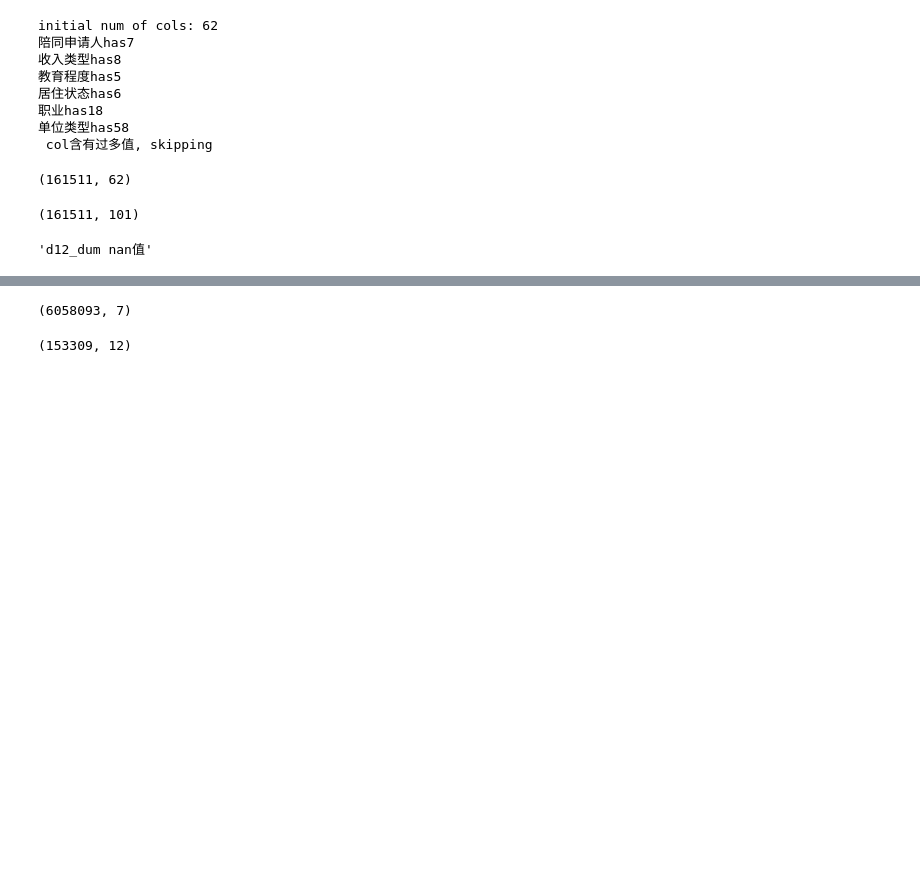
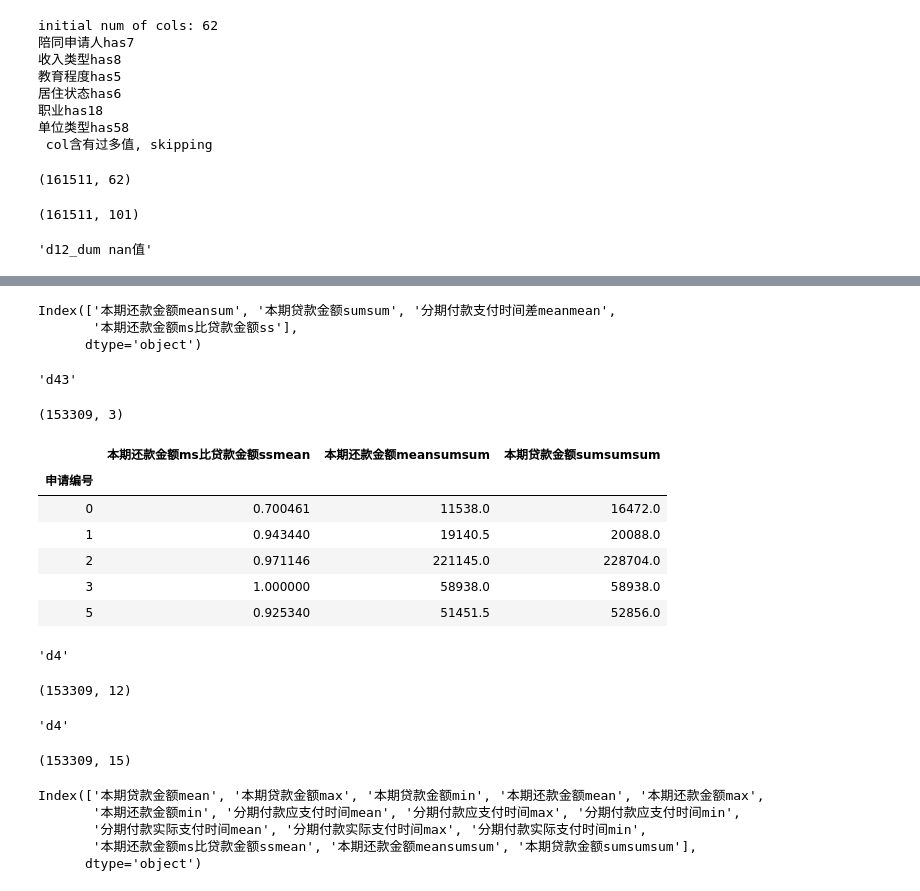
Before and after one commit to boyang-li/the-mission-cup, a Jupyter notebook: 1_feature_engineering.ipynb, the cells around one changed output, grey strips where cells are left out. Cells and saved outputs as stored; diff of their text form; code cells hidden in the pictures; blank space fills up the shorter version.

```diff
--- a/1_feature_engineering.ipynb
+++ b/1_feature_engineering.ipynb
@@ -421,8 +422,10 @@ initial num of cols: 31
 # %%
-### d3_dum 处理col含有过多值
+### d3 处理col含有过多值
 
-if ('销售区域' in d3_dum.columns):
-    d3_dum.drop(columns='销售区域',inplace=True)
+if ('销售区域' in d3.columns):
+    d3.drop(columns='销售区域',inplace=True)
+    d3a.drop(columns='销售区域',inplace=True)
+    d3d.drop(columns='销售区域',inplace=True)
 # %%
 ### d3 group by ###
 
@@ -541,46 +740,78 @@ d4 = fill_mean(d4,nan_to_mean)
+# %%
+### d4 自定义特征
+
+d42.eval('本期还款金额ms比贷款金额ss = 本期还款金额meansum / 本期贷款金额sumsum', inplace=True)
+d42.columns
+# %% [output]
+Index(['本期还款金额meansum', '本期贷款金额sumsum', '分期付款支付时间差meanmean',
+       '本期还款金额ms比贷款金额ss'],
+      dtype='object')
 # %%
-### d3 group by ###
+### d4 group by phase 2 ###
 
-if ('分期付款日期' in d4.columns):
-    d4.drop(columns='分期付款日期',inplace=True)
+d43 = d42.groupby('申请编号').agg({
+    '本期还款金额ms比贷款金额ss':['mean'],
+    '本期还款金额meansum':['sum'],
+    '本期贷款金额sumsum':['sum']
+})
+d43.columns = pd.Series(d43.columns.tolist()).apply(pd.Series).sum(axis=1)
+'''d43'''
+d43.shape
+d43.head()
 
-d4.shape
-
-agg_dict = {}
+# d4 regular groupby
+d4_agg_dict = {}
 d4_cols = {}
 # 金额型
 d4_cols['curr'] = [
     '本期贷款金额',
     '本期还款金额']
 
 
 # 时长型
 d4_cols['time_span'] = [
     '分期付款应支付时间',
     '分期付款实际支付时间']
 
 # 计数型
 d4_cols['cnt'] = [
     '有支付行为的分期付款']
 
 # 数值型 - 金额
 curr_agg = ['mean', 'max', 'min']
 for col in d4_cols['curr']:
-    agg_dict[col] = curr_agg
+    d4_agg_dict[col] = curr_agg
 
 # 数值型 - 时长
 time_span_agg = ['mean', 'max', 'min']
 for col in d4_cols['time_span']:
-    agg_dict[col] = time_span_agg
+    d4_agg_dict[col] = time_span_agg
 
+d4 = d4.groupby('申请编号').agg(d4_agg_dict)
+d4.columns = pd.Series(d4.columns.tolist()).apply(pd.Series).sum(axis=1)
+'''d4'''
+d4.shape
 
-# print(agg_dict)
-
-d4 = d4.groupby('申请编号').agg(agg_dict)
-
-d4.columns = pd.Series(d4.columns.tolist()).apply(pd.Series).sum(axis=1)
-
+d4 = pd.merge(d4, d43, how='inner', on='申请编号')
+'''d4'''
 d4.shape
+d4.columns
 # %% [output]
-(6058093, 7)
+'d43'
-(153309, 12)
+(153309, 3)
+|  | 本期还款金额ms比贷款金额ssmean | 本期还款金额meansumsum | 本期贷款金额sumsumsum |
+| 申请编号 |  |  |  |
+| 0 | 0.700461 | 11538.0 | 16472.0 |
+| 1 | 0.943440 | 19140.5 | 20088.0 |
+| 2 | 0.971146 | 221145.0 | 228704.0 |
+| 3 | 1.000000 | 58938.0 | 58938.0 |
+| 5 | 0.925340 | 51451.5 | 52856.0 |
+'d4'
+(153309, 12)
+'d4'
+(153309, 15)
+Index(['本期贷款金额mean', '本期贷款金额max', '本期贷款金额min', '本期还款金额mean', '本期还款金额max',
+       '本期还款金额min', '分期付款应支付时间mean', '分期付款应支付时间max', '分期付款应支付时间min',
+       '分期付款实际支付时间mean', '分期付款实际支付时间max', '分期付款实际支付时间min',
+       '本期还款金额ms比贷款金额ssmean', '本期还款金额meansumsum', '本期贷款金额sumsumsum'],
+      dtype='object')
```
Also changed, not shown: parts of 20 cells of this notebook, 1 other file.
